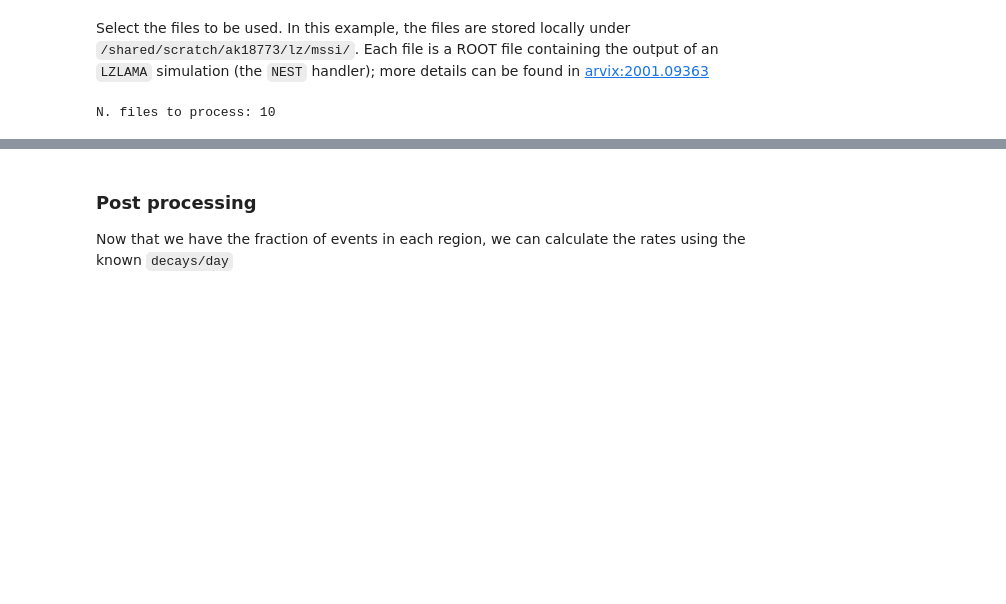
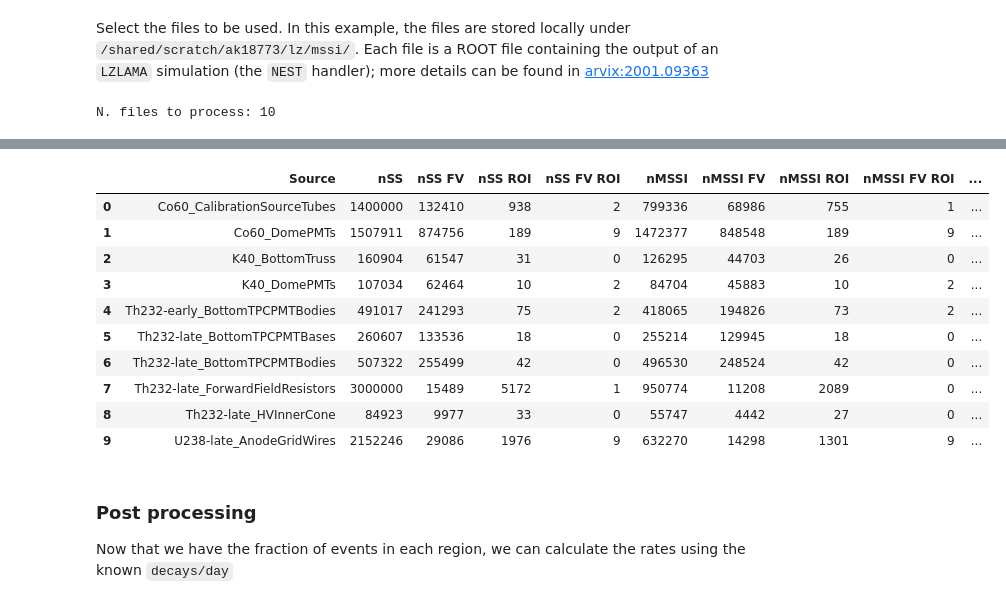
Before and after one commit to SWIFT-HEP/dask-dirac, a Jupyter notebook: examples/notebooks/April2025_workshop.ipynb, the cells around one changed output, grey strips where cells are left out. Cells and saved outputs as stored; diff of their text form; code cells hidden in the pictures; blank space fills up the shorter version.

```diff
--- a/examples/notebooks/April2025_workshop.ipynb
+++ b/examples/notebooks/April2025_workshop.ipynb
@@ -25,8 +25,9 @@ client.scheduler_info()
 # %%
 cluster = LocalCluster(n_workers=1)
 # %%
-client = DiracClient(cluster, cache_location="file:///tmp/dask-cache_05022025")
-# client = Client(cluster)
+client = DiracClient(cluster,
+                     cache_location="file:///tmp/dask-cache_05022025")
+#client = Client(cluster)
 # %%
 # Check the cache location and show what files are there
 print(client.cache_location)
@@ -286,6 +502,18 @@ results
 # %%
-results_df = pd.DataFrame(results, columns=['Source', 'nSS', 'nSS FV', 'nSS FV ROI', 'nMSSI', 'nMSSI FV', 'nMSSI FV ROI', 'eventWeight'])
+results_df = pd.DataFrame(results, columns=['Source', 'nSS', 'nSS FV', 'nSS ROI', 'nSS FV ROI', 'nMSSI', 'nMSSI FV', 'nMSSI ROI', 'nMSSI FV ROI', 'eventWeight'])
 results_df
+# %% [output]
+|  | Source | nSS | nSS FV | nSS ROI | nSS FV ROI | nMSSI | nMSSI FV | nMSSI ROI | nMSSI FV ROI | ... |
+| 0 | Co60_CalibrationSourceTubes | 1400000 | 132410 | 938 | 2 | 799336 | 68986 | 755 | 1 | ... |
+| 1 | Co60_DomePMTs | 1507911 | 874756 | 189 | 9 | 1472377 | 848548 | 189 | 9 | ... |
+| 2 | K40_BottomTruss | 160904 | 61547 | 31 | 0 | 126295 | 44703 | 26 | 0 | ... |
+| 3 | K40_DomePMTs | 107034 | 62464 | 10 | 2 | 84704 | 45883 | 10 | 2 | ... |
+| 4 | Th232-early_BottomTPCPMTBodies | 491017 | 241293 | 75 | 2 | 418065 | 194826 | 73 | 2 | ... |
+| 5 | Th232-late_BottomTPCPMTBases | 260607 | 133536 | 18 | 0 | 255214 | 129945 | 18 | 0 | ... |
+| 6 | Th232-late_BottomTPCPMTBodies | 507322 | 255499 | 42 | 0 | 496530 | 248524 | 42 | 0 | ... |
+| 7 | Th232-late_ForwardFieldResistors | 3000000 | 15489 | 5172 | 1 | 950774 | 11208 | 2089 | 0 | ... |
+| 8 | Th232-late_HVInnerCone | 84923 | 9977 | 33 | 0 | 55747 | 4442 | 27 | 0 | ... |
+| 9 | U238-late_AnodeGridWires | 2152246 | 29086 | 1976 | 9 | 632270 | 14298 | 1301 | 9 | ... |
 # %% [markdown]
 ### Post processing
 Now that we have the fraction of events in each region, we can calculate the rates using the known `decays/day`
```
Also changed, not shown: parts of 25 cells of this notebook.
